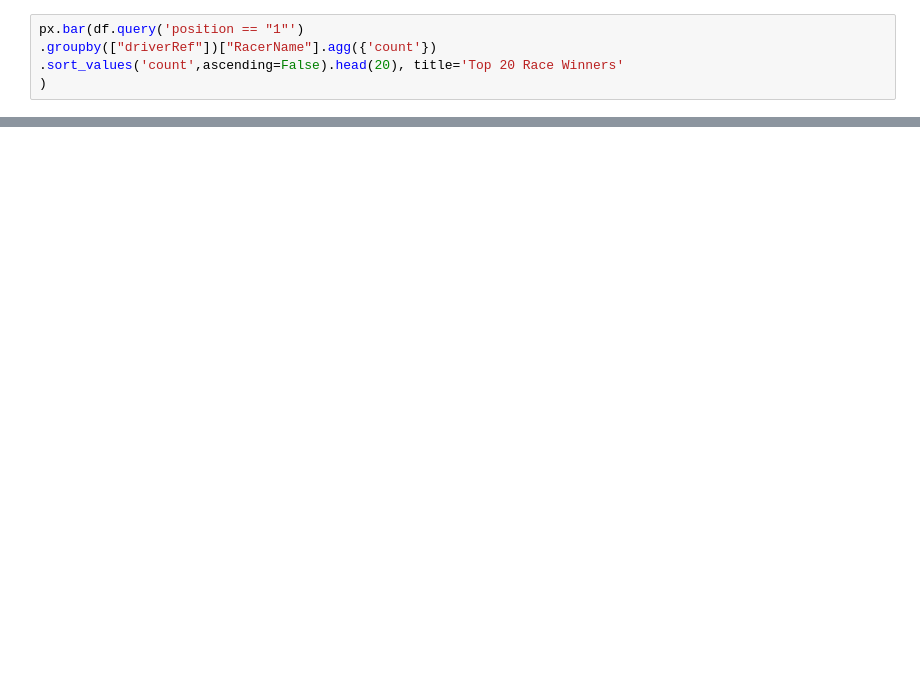
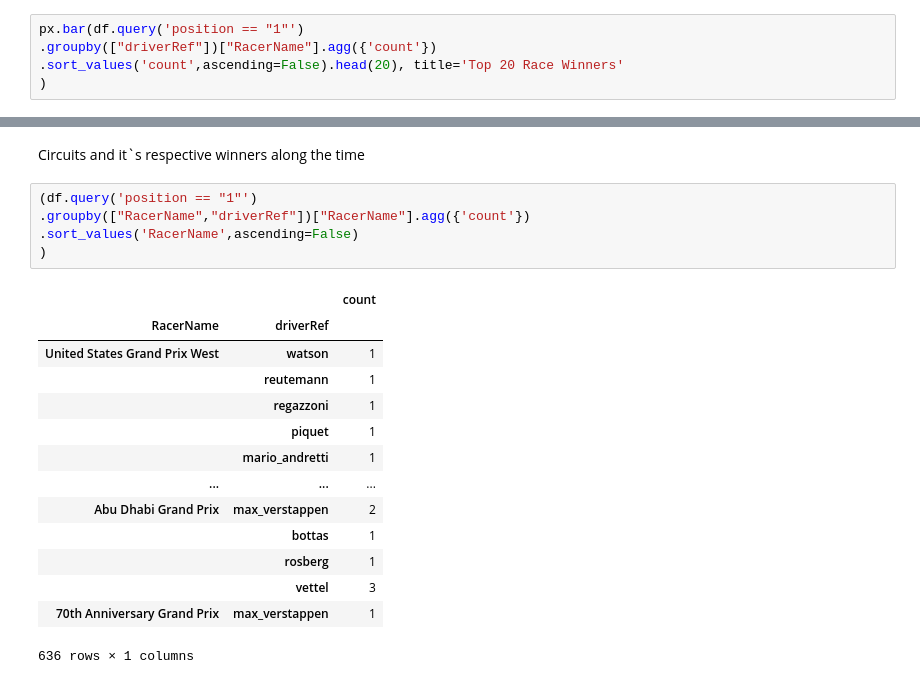
Before and after one commit to vanzei/F1_data, a Jupyter notebook: code/notebook1.ipynb, the cells around one changed output, grey strips where cells are left out. Cells and saved outputs as stored; diff of their text form; blank space fills up the shorter version.

```diff
--- a/code/notebook1.ipynb
+++ b/code/notebook1.ipynb
@@ -77,0 +126,22 @@ Name: RacerName, Length: 636, dtype: int64
+# %% [markdown]
+Circuits and it`s respective winners along the time
+# %%
+(df.query('position == "1"')
+.groupby(["RacerName","driverRef"])["RacerName"].agg({'count'})
+.sort_values('RacerName',ascending=False)
+)
+# %% [output]
+|  |  | count |
+| RacerName | driverRef |  |
+| United States Grand Prix West | watson | 1 |
+|  | reutemann | 1 |
+|  | regazzoni | 1 |
+|  | piquet | 1 |
+|  | mario_andretti | 1 |
+| ... | ... | ... |
+| Abu Dhabi Grand Prix | max_verstappen | 2 |
+|  | bottas | 1 |
+|  | rosberg | 1 |
+|  | vettel | 3 |
+| 70th Anniversary Grand Prix | max_verstappen | 1 |
+636 rows × 1 columns
```
Also changed, not shown: parts of 16 cells of this notebook.
